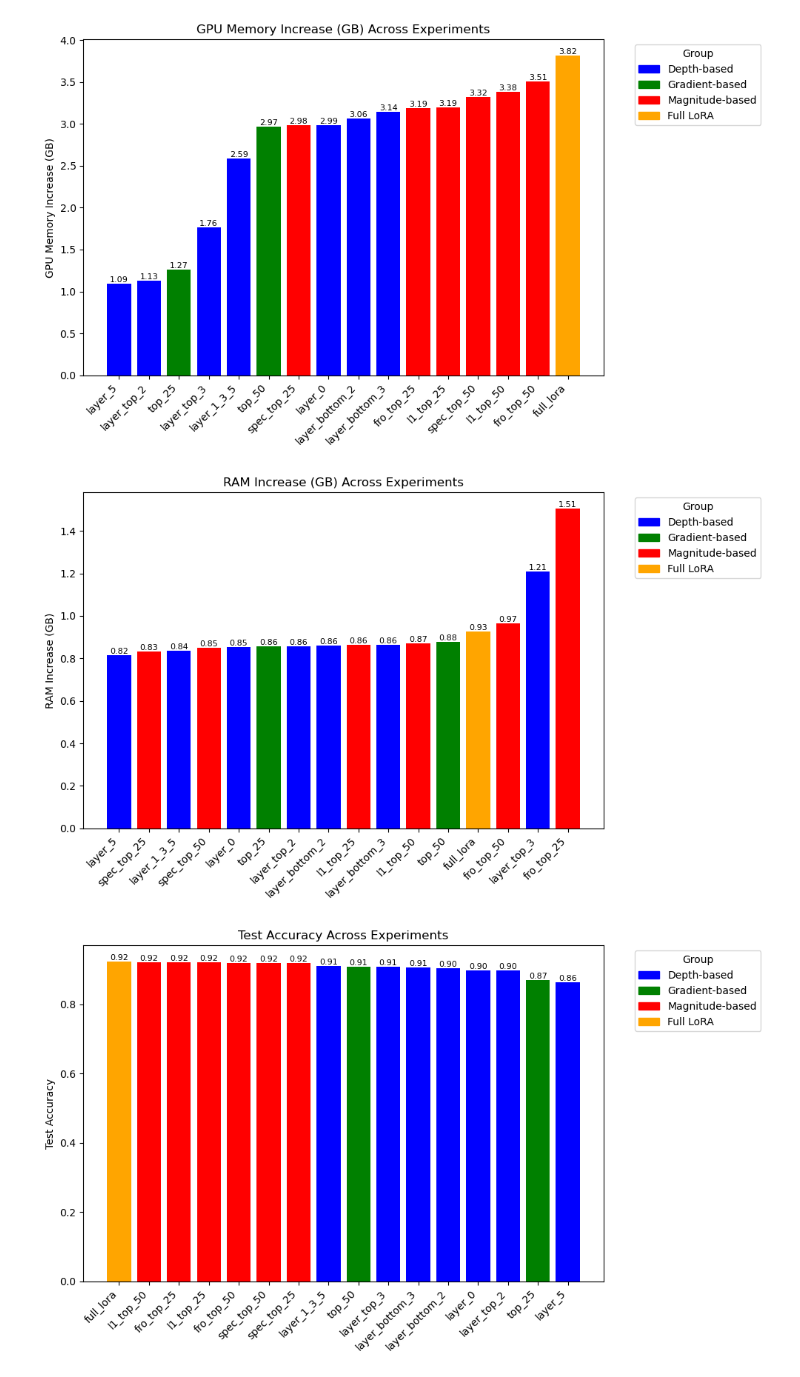
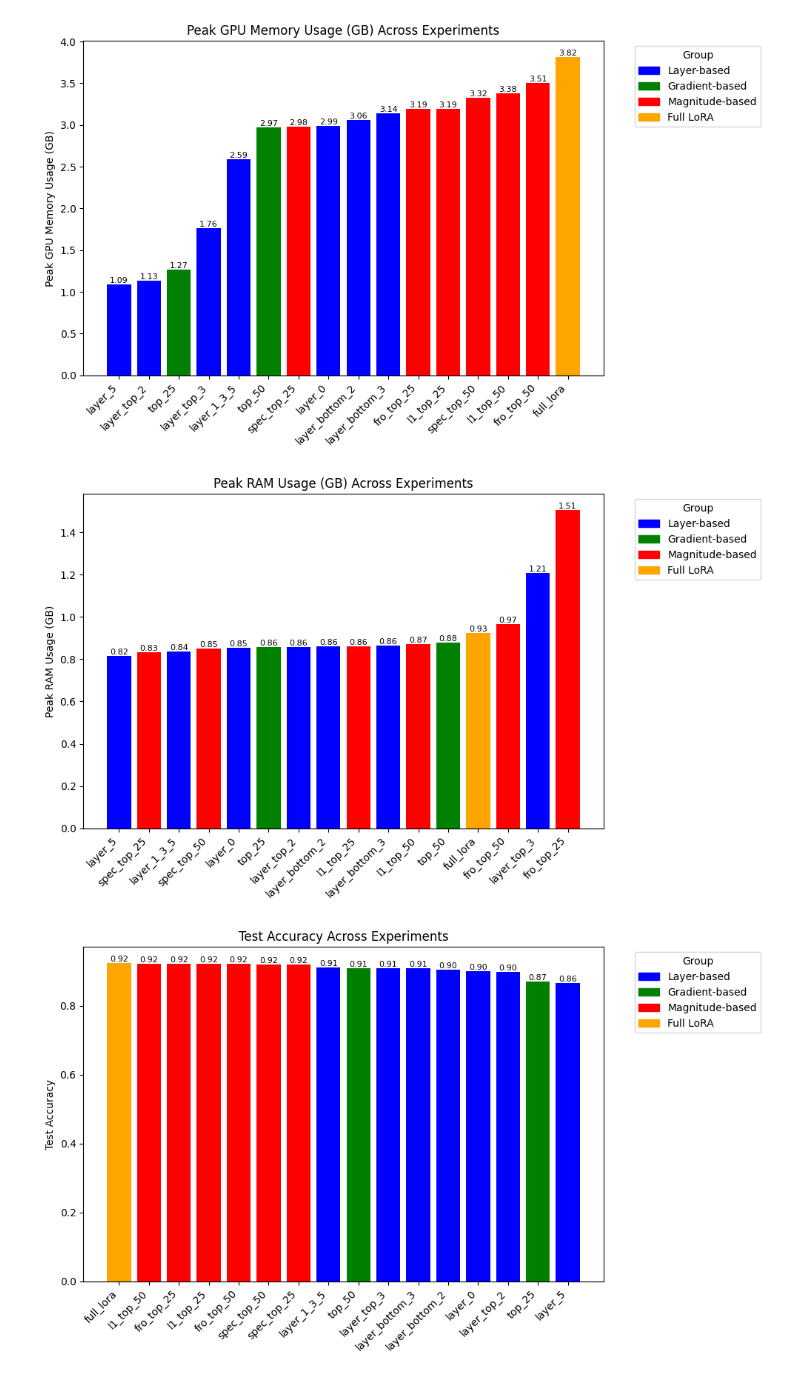
Before and after one commit to Matthew-Elbert/Selective-LoRA-Update-for-Memory-Efficient-LLM-Fine-Tuning, a Jupyter notebook: plot_discussion.ipynb, the cells around one changed output. Cells and saved outputs as stored; diff of their text form; code cells hidden in the pictures.

Commit message:
Plotting changes

```diff
--- a/plot_discussion.ipynb
+++ b/plot_discussion.ipynb
@@ -34,14 +34,14 @@ all_paths = {
     # Full LoRA
     "full_lora": f"./{full_lora}",
 
-    # Inference
-    "layer_5": f"{depth_path}/{layer_5}",
-    "layer_0": f"{depth_path}/{layer_0}",
-    "layer_bottom_2": f"{depth_path}/{layer_bottom_2}",
-    "layer_top_2": f"{depth_path}/{layer_top_2}",
-    "layer_1_3_5": f"{depth_path}/{layer_1_3_5}",
-    "layer_bottom_3": f"{depth_path}/{layer_bottom_3}",
-    "layer_top_3": f"{depth_path}/{layer_top_3}",
+    # Layer
+    "layer_5": f"{layer_path}/{layer_5}",
+    "layer_0": f"{layer_path}/{layer_0}",
+    "layer_bottom_2": f"{layer_path}/{layer_bottom_2}",
+    "layer_top_2": f"{layer_path}/{layer_top_2}",
+    "layer_1_3_5": f"{layer_path}/{layer_1_3_5}",
+    "layer_bottom_3": f"{layer_path}/{layer_bottom_3}",
+    "layer_top_3": f"{layer_path}/{layer_top_3}",
 
     # Gradient
     "top_50": f"{gradient_path}/{top_50}",
@@ -68,7 +68,7 @@ for name, path in all_paths.items():
 def get_group_from_path(path):
     """Infer group name from the path string."""
     if "inference-based" in path:
-        return "Depth-based"
+        return "Layer-based"
     elif "Gradient_Update" in path:
         return "Gradient-based"
     elif "magnitude" in path:
@@ -77,7 +77,7 @@ def get_group_from_path(path):
         return "Full LoRA"
 
 color_map = {
-    "Depth-based": "blue",
+    "Layer-based": "blue",
     "Gradient-based": "green",
     "Magnitude-based": "red",
     "Full LoRA": "orange"
@@ -116,13 +116,13 @@ def plot_key(data_cache, key, all_paths, desc, reverse=False, annotate=True):
     plt.tight_layout()
     plt.show()
 # %%
-plot_key(data_cache, "gpu_memory_increase_during_training_gb", all_paths, "GPU Memory Increase (GB)")
+plot_key(data_cache, "gpu_memory_increase_during_training_gb", all_paths, "Peak GPU Memory Usage (GB)")
 # %% [output]
-[figure, old version]
+[figure, new version]
 # %%
-plot_key(data_cache, "ram_increase_during_training_gb", all_paths, "RAM Increase (GB)")
+plot_key(data_cache, "ram_increase_during_training_gb", all_paths, "Peak RAM Usage (GB)")
 # %% [output]
-[figure, old version]
+[figure, new version]
 # %%
 plot_key(data_cache, "test_accuracy", all_paths, "Test Accuracy", True)
 # %% [output]
```
Also changed, not shown: parts of 2 cells of this notebook.
